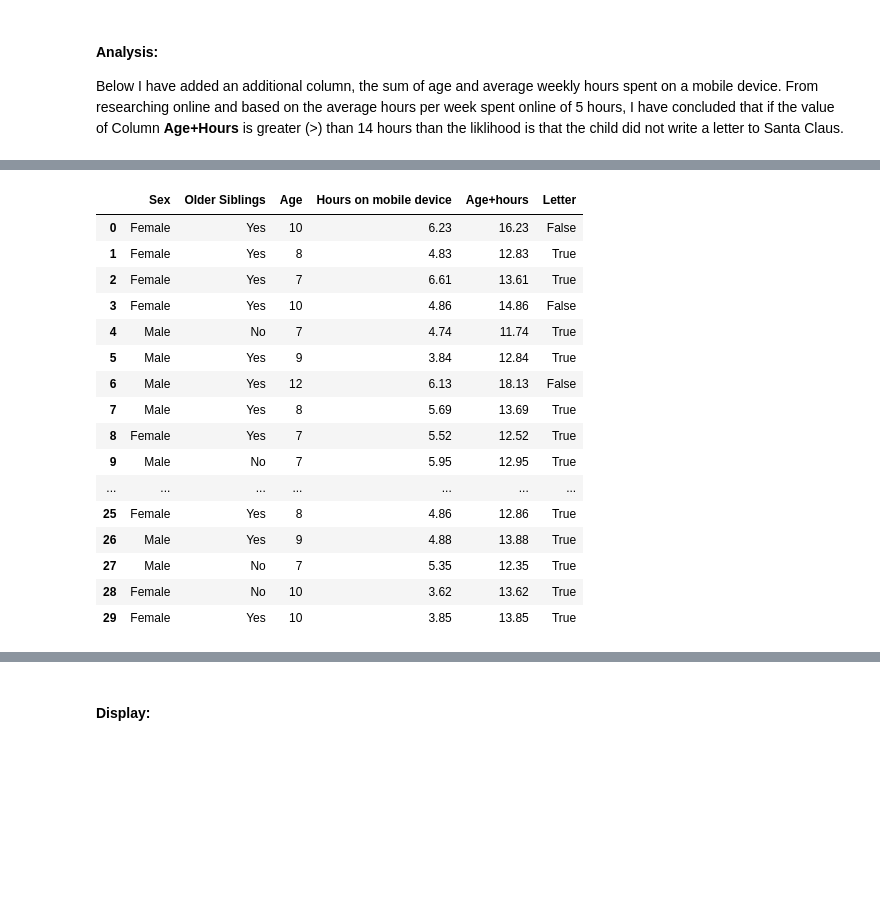
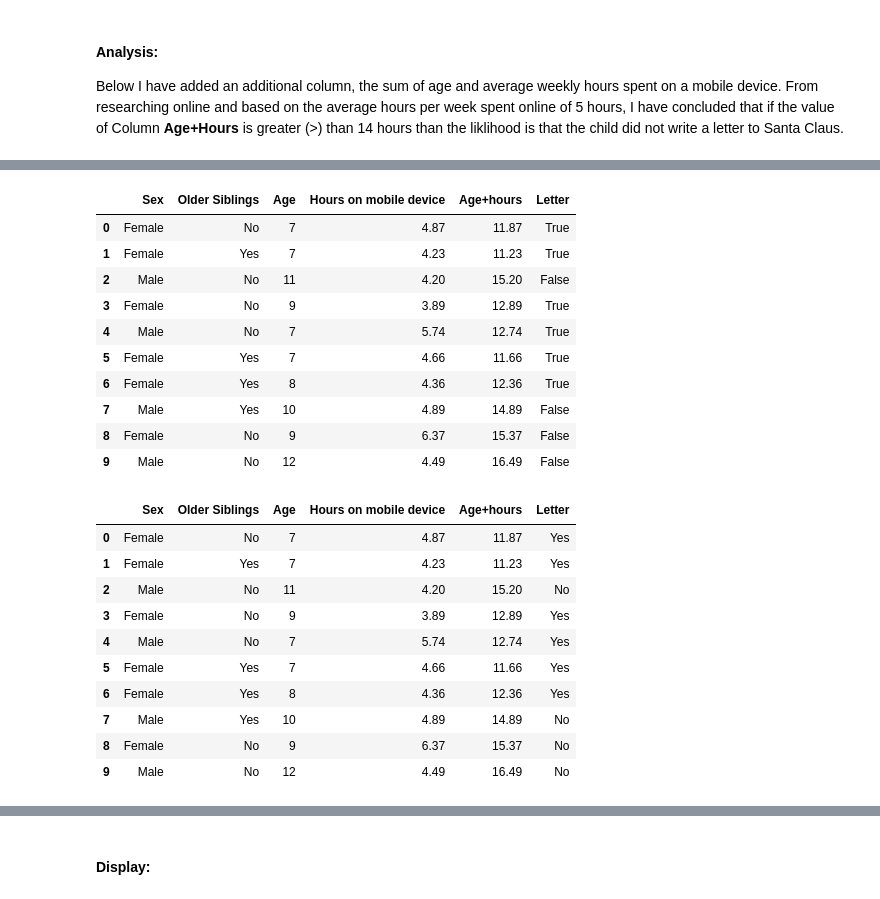
Before and after one commit to JulianConneely/Programming-for-Data-Analysis-Project-Dec18, a Jupyter notebook: Santa Claus.ipynb, the cells around one changed output, grey strips where cells are left out. Drawn from its saved outputs; the diff is of its cells as text; code cells hidden in the pictures; blank space fills up the shorter version.

```diff
--- a/Santa Claus.ipynb
+++ b/Santa Claus.ipynb
@@ -43,6 +32,6 @@ Age is continuous numerical variable, I will select an array of 100 primary scho
 # %%
 # generates a random set of (integers) ages of primary school children from 7 to 12
 import numpy as np
-age = np.random.randint(7, 13, 100)
+age = np.random.randint(7, 13, 200)
 age
 # %% [output]
@@ -85,6 +80,6 @@ As metioned above I found that primary school students access mobile devices on
 # %%
 # generates a set of hours of mobile device usage with mean of 5 using the normal distribution
 # rounded to two decimal places
-hours = np.random.normal(5, 1, 100).round(2)
+hours = np.random.normal(5, 1, 200).round(2)
 hours
 # %% [output]
@@ -106,6 +110,6 @@ I am hypothesising that in our sample we will find more girls than boys writing
 # Male = 0
 # Female = 1
 
-sex = np.random.binomial(1, .5, 100)
+sex = np.random.binomial(1, .5, 200)
 sex
 # %% [output]
@@ -131,6 +140,6 @@ Im my opinion whether a child has older siblings or not has an impact on whether
 # Yes = 0
 # No = 1
 
-sibs = np.random.binomial(1, .5, 100)
+sibs = np.random.binomial(1, .5, 200)
 sibs
 # %% [output]
@@ -222,28 +230,39 @@ df.head(20)
 # %%
-# adding additional column based on the other columns [6]:
+# adding additional column based on the value in 'Age+Hours' [6]:
 # where True = letter was written
 # and False = No letter was written
 
 import numpy as np
 df['Letter'] = np.where(df['Age+hours']<14.00, True, False)
-df.head(30)
+df.head(10)
 # %% [output]
 |  | Sex | Older Siblings | Age | Hours on mobile device | Age+hours | Letter |
-| 0 | Female | Yes | 10 | 6.23 | 16.23 | False |
-| 1 | Female | Yes | 8 | 4.83 | 12.83 | True |
-| 2 | Female | Yes | 7 | 6.61 | 13.61 | True |
-| 3 | Female | Yes | 10 | 4.86 | 14.86 | False |
-| 4 | Male | No | 7 | 4.74 | 11.74 | True |
-| 5 | Male | Yes | 9 | 3.84 | 12.84 | True |
-| 6 | Male | Yes | 12 | 6.13 | 18.13 | False |
-| 7 | Male | Yes | 8 | 5.69 | 13.69 | True |
-| 8 | Female | Yes | 7 | 5.52 | 12.52 | True |
-| 9 | Male | No | 7 | 5.95 | 12.95 | True |
-| ... | ... | ... | ... | ... | ... | ... |
-| 25 | Female | Yes | 8 | 4.86 | 12.86 | True |
-| 26 | Male | Yes | 9 | 4.88 | 13.88 | True |
-| 27 | Male | No | 7 | 5.35 | 12.35 | True |
-| 28 | Female | No | 10 | 3.62 | 13.62 | True |
-| 29 | Female | Yes | 10 | 3.85 | 13.85 | True |
+| 0 | Female | No | 7 | 4.87 | 11.87 | True |
+| 1 | Female | Yes | 7 | 4.23 | 11.23 | True |
+| 2 | Male | No | 11 | 4.20 | 15.20 | False |
+| 3 | Female | No | 9 | 3.89 | 12.89 | True |
+| 4 | Male | No | 7 | 5.74 | 12.74 | True |
+| 5 | Female | Yes | 7 | 4.66 | 11.66 | True |
+| 6 | Female | Yes | 8 | 4.36 | 12.36 | True |
+| 7 | Male | Yes | 10 | 4.89 | 14.89 | False |
+| 8 | Female | No | 9 | 6.37 | 15.37 | False |
+| 9 | Male | No | 12 | 4.49 | 16.49 | False |
+# %%
+# change Letter values from True/False to Yes/No
+df['Letter'].replace(True, 'Yes',inplace=True)
+df['Letter'].replace(False, 'No',inplace=True)
+df.head(10)
+# %% [output]
+|  | Sex | Older Siblings | Age | Hours on mobile device | Age+hours | Letter |
+| 0 | Female | No | 7 | 4.87 | 11.87 | Yes |
+| 1 | Female | Yes | 7 | 4.23 | 11.23 | Yes |
+| 2 | Male | No | 11 | 4.20 | 15.20 | No |
+| 3 | Female | No | 9 | 3.89 | 12.89 | Yes |
+| 4 | Male | No | 7 | 5.74 | 12.74 | Yes |
+| 5 | Female | Yes | 7 | 4.66 | 11.66 | Yes |
+| 6 | Female | Yes | 8 | 4.36 | 12.36 | Yes |
+| 7 | Male | Yes | 10 | 4.89 | 14.89 | No |
+| 8 | Female | No | 9 | 6.37 | 15.37 | No |
+| 9 | Male | No | 12 | 4.49 | 16.49 | No |
 # %%
 # Here we are selecting only rows that have Actual Letter = True, or children that have sent letters to Santa
```
Also changed, not shown: parts of 29 cells of this notebook.
